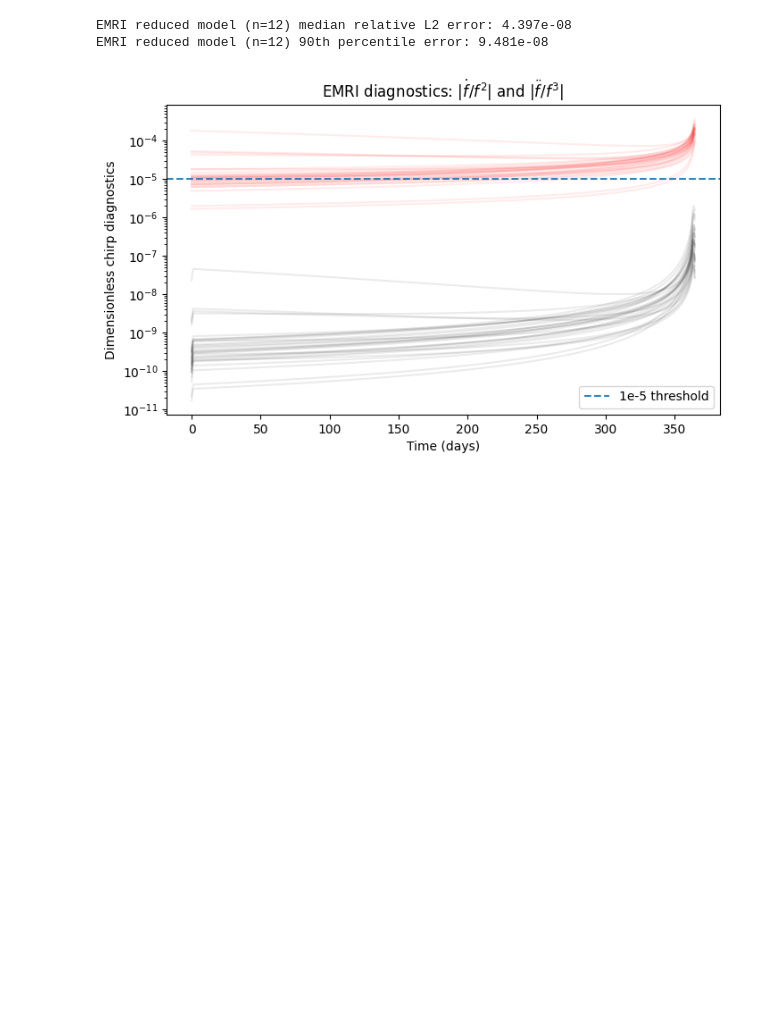
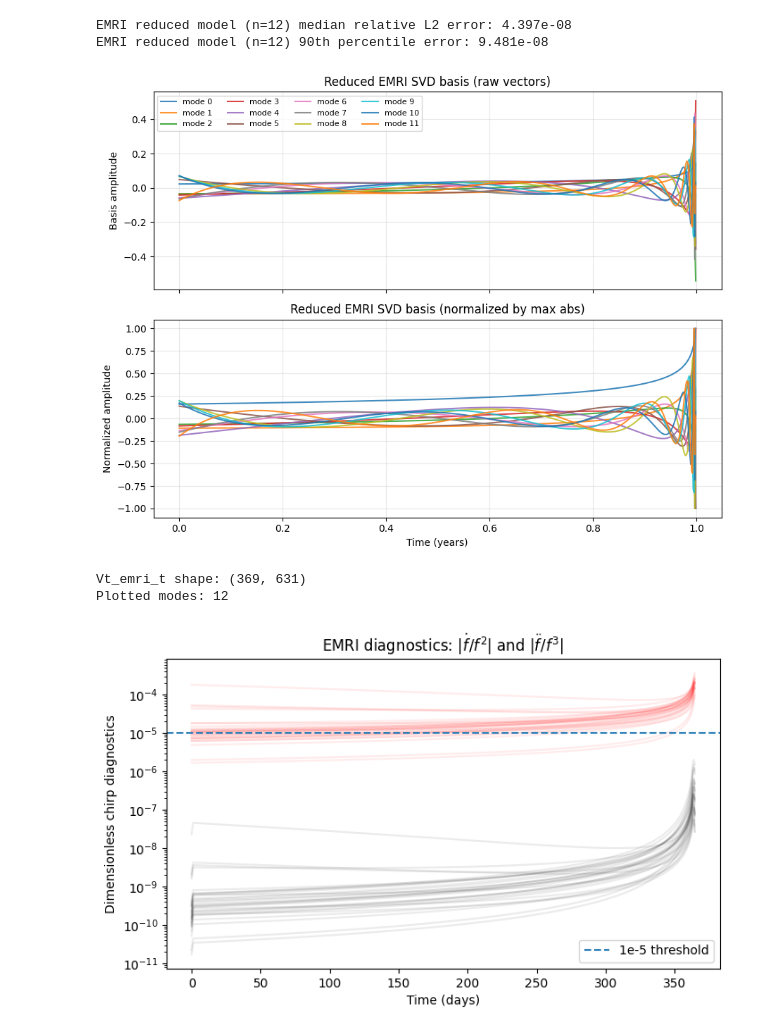
Before and after one commit to lorenzsp/EMRI-Search, a Jupyter notebook: examples/FitEMRItrack.ipynb, the cells around one changed output. Cells and saved outputs as stored; diff of their text form; code cells hidden in the pictures; blank space fills up the shorter version.

Commit message:
plot basis

```diff
--- a/examples/FitEMRItrack.ipynb
+++ b/examples/FitEMRItrack.ipynb
@@ -403,6 +403,37 @@ print(f"EMRI reduced model (n={n_modes_emri_demo}) 90th percentile error: {np.pe
 [figure]
 EMRI reduced model (n=12) median relative L2 error: 4.397e-08
 EMRI reduced model (n=12) 90th percentile error: 9.481e-08
+# %%
+# Basis plot in Cell 19: reduced EMRI basis vectors
+n_plot_basis = min(12, Vt_emri_t.shape[0])
+
+fig, (ax1, ax2) = plt.subplots(2, 1, figsize=(9, 7), sharex=True)
+
+for i in range(n_plot_basis):
+    ax1.plot(t_alpha / YRSID_SI, Vt_emri_t[i], alpha=0.85, label=f"mode {i}")
+ax1.set_ylabel("Basis amplitude")
+ax1.set_title("Reduced EMRI SVD basis (raw vectors)")
+ax1.grid(alpha=0.3)
+ax1.legend(ncol=4, fontsize=8)
+
+for i in range(n_plot_basis):
+    vmax = np.max(np.abs(Vt_emri_t[i]))
+    if vmax > 0:
+        ax2.plot(t_alpha / YRSID_SI, Vt_emri_t[i] / vmax, alpha=0.85, label=f"mode {i}")
+ax2.set_xlabel("Time (years)")
+ax2.set_ylabel("Normalized amplitude")
+ax2.set_title("Reduced EMRI SVD basis (normalized by max abs)")
+ax2.grid(alpha=0.3)
+
+plt.tight_layout()
+plt.show()
+
+print("Vt_emri_t shape:", Vt_emri_t.shape)
+print("Plotted modes:", n_plot_basis)
+# %% [output]
+[figure, added]
+Vt_emri_t shape: (369, 631)
+Plotted modes: 12
 # %%
 # Optional diagnostic: slow-chirp indicators on EMRI tracks
 dt = T_sft
```
